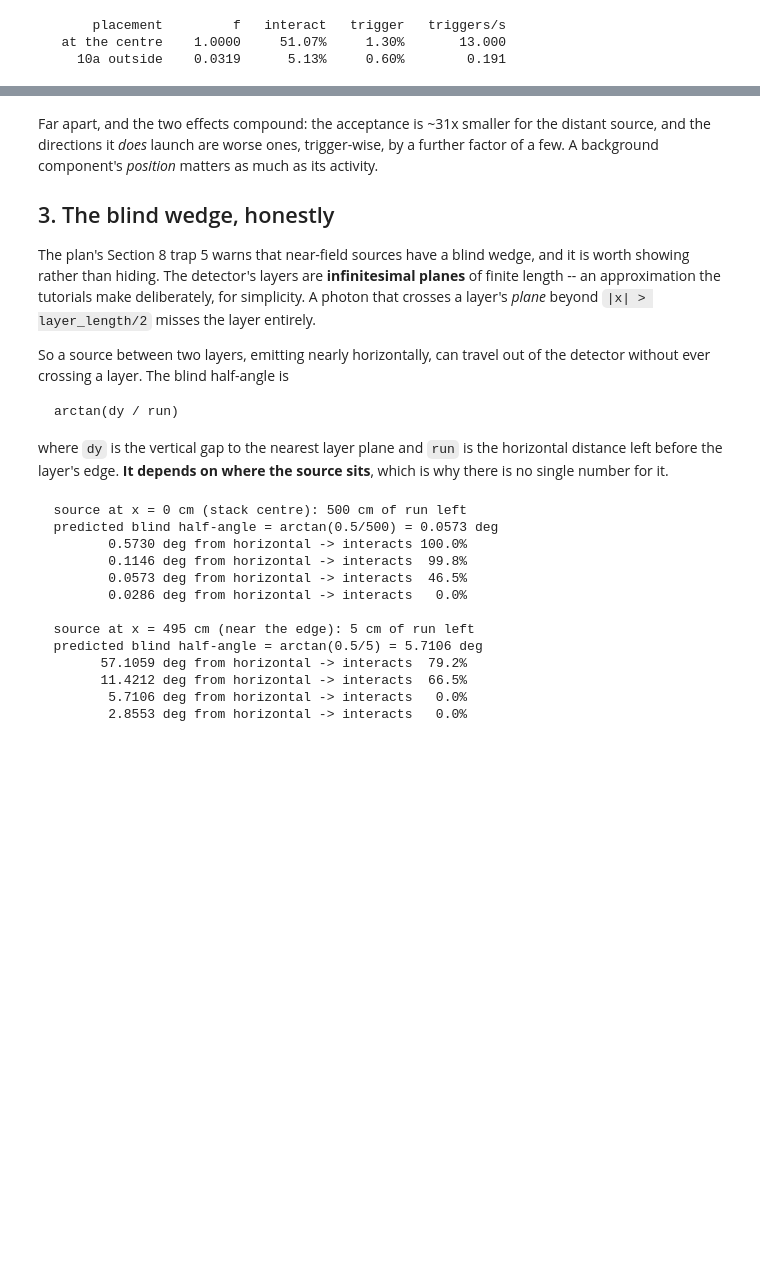
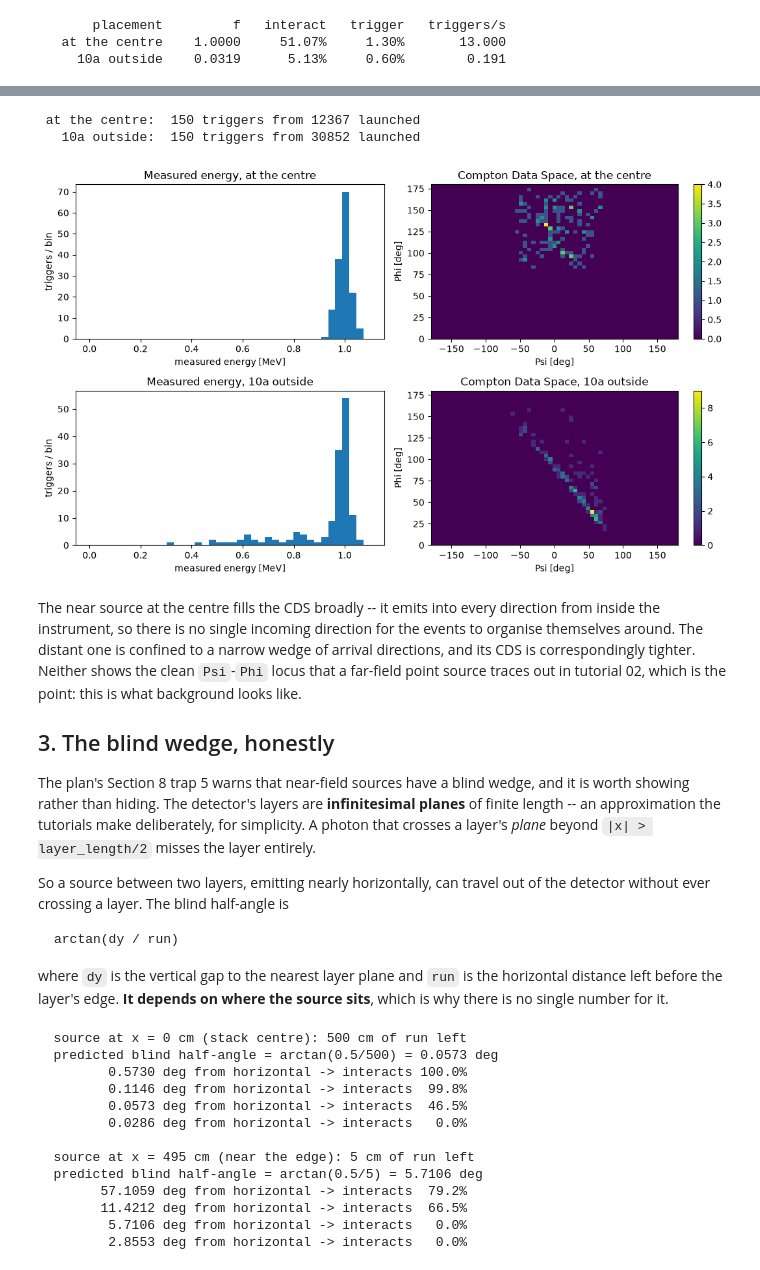
Before and after one commit to israelmcmc-ai/gammaraytoys, a Jupyter notebook: docs/examples/cosimita/03-near_and_extended_sources.ipynb, the cells around one changed output, grey strips where cells are left out. Cells and saved outputs as stored; diff of their text form; code cells hidden in the pictures; blank space fills up the shorter version.

```diff
--- a/docs/examples/cosimita/03-near_and_extended_sources.ipynb
+++ b/docs/examples/cosimita/03-near_and_extended_sources.ipynb
@@ -148,8 +158,56 @@ for label, ratio in [('at the centre', 0.0), ('10a outside', 10.0)]:
+# %%
+from histpy import Histogram, Axis
+
+def triggered_events(src, n_target = 150, max_launches = 40000, seed = 3):
+    """Collect `n_target` triggered reconstructions, or give up at `max_launches`.
+
+    The cap keeps the runtime bounded: a distant near source triggers on well
+    under 1% of what it launches, so an uncapped loop is unpredictable.
+    """
+    np.random.seed(seed)
+    events = []
+    launched = 0
+    while len(events) < n_target and launched < max_launches:
+        launched += 1
+        reco_event = reco.reconstruct(comptelito.simulate_event(src.random_photon(comptelito)))
+        if reco_event.triggered:
+            events.append(reco_event)
+    return events, launched
+
+phi_axis = Axis(np.linspace(0, 180, 45)*u.deg, label = 'Phi')
+psi_axis = Axis(np.linspace(-180, 180, 60)*u.deg, label = 'Psi')
+
+fig, ax = plt.subplots(figsize = (11, 6.5), nrows = 2, ncols = 2)
+
+for row, (label, ratio) in enumerate([('at the centre', 0.0), ('10a outside', 10.0)]):
+    events, launched = triggered_events(near_source_at(ratio))
+    print(f"{label:>14}: {len(events):4d} triggers from {launched} launched")
+
+    energies = u.Quantity([e.energy for e in events]).to_value(u.MeV)
+    ax[row][0].hist(energies, bins = 40, range = (0, 1.1), color = 'tab:blue')
+    ax[row][0].set_xlabel('measured energy [MeV]')
+    ax[row][0].set_ylabel('triggers / bin')
+    ax[row][0].set_title(f'Measured energy, {label}')
+
+    h_cds = Histogram([psi_axis, phi_axis])
+    h_cds.fill(u.Quantity([e.psi for e in events]).to(u.deg),
+               u.Quantity([e.phi for e in events]).to(u.deg),
+               warn_overflow = False)
+    h_cds.plot(ax[row][1])
+    ax[row][1].set_title(f'Compton Data Space, {label}')
+
+fig.tight_layout()
+# %% [output]
+ at the centre:  150 triggers from 12367 launched
+   10a outside:  150 triggers from 30852 launched
+[figure, added]
 # %% [markdown]
-Far apart, and the two effects compound: the acceptance is ~31x smaller for the
-distant source, and the directions it *does* launch are worse ones,
-trigger-wise, by a further factor of a few. A background component's *position*
-matters as much as its activity.
+The near source at the centre fills the CDS broadly -- it emits into every
+direction from inside the instrument, so there is no single incoming direction
+for the events to organise themselves around. The distant one is confined to a
+narrow wedge of arrival directions, and its CDS is correspondingly tighter.
+Neither shows the clean `Psi`-`Phi` locus that a far-field point source traces
+out in tutorial 02, which is the point: this is what background looks like.
 
 ## 3. The blind wedge, honestly
 
```
Also changed, not shown: parts of 6 cells of this notebook.
